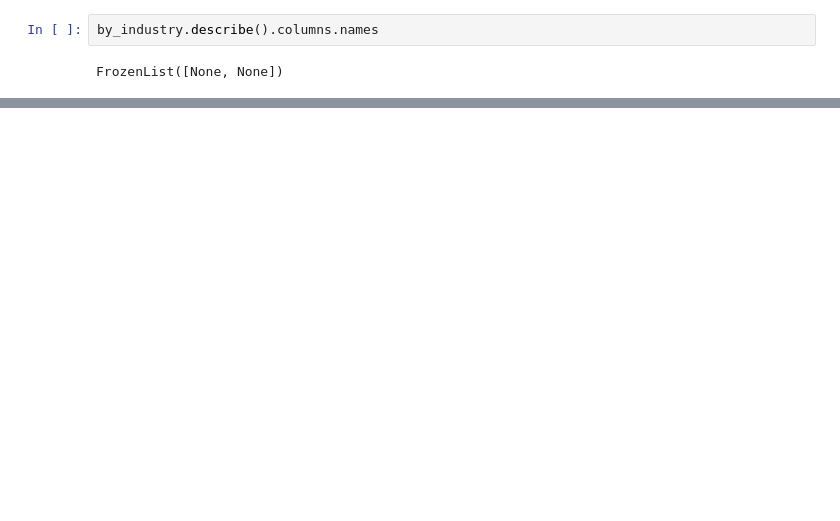
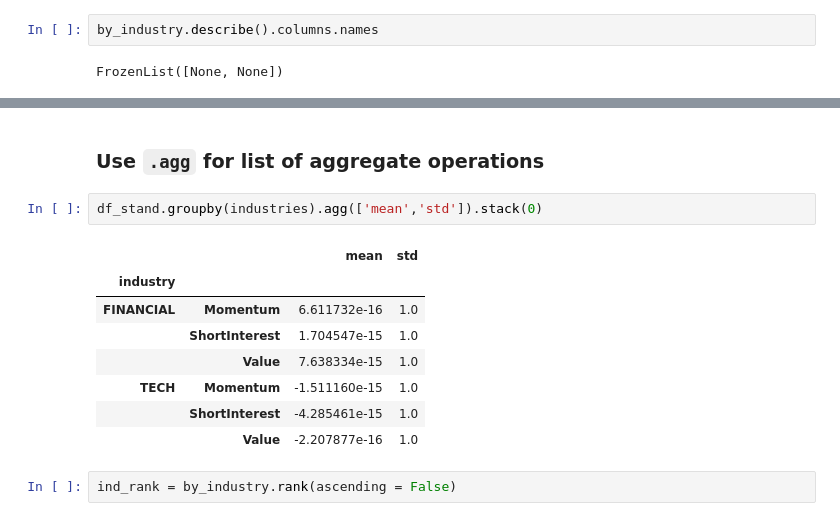
Before and after one commit to wiseosho/Pydata, a Jupyter notebook: Chapter11_Application_Finance_Economic_Data.ipynb, the cells around one changed output, grey strips where cells are left out. Cells and saved outputs as stored; diff of their text form; blank space fills up the shorter version.

```diff
--- a/Chapter11_Application_Finance_Economic_Data.ipynb
+++ b/Chapter11_Application_Finance_Economic_Data.ipynb
@@ -814,0 +878,15 @@ Length: 48, dtype: float64
+# %% [markdown]
+### Use `.agg` for list of aggregate operations
+# %%
+df_stand.groupby(industries).agg(['mean','std']).stack(0)
+# %% [output]
+|  |  | mean | std |
+| industry |  |  |  |
+| FINANCIAL | Momentum | 6.611732e-16 | 1.0 |
+|  | ShortInterest | 1.704547e-15 | 1.0 |
+|  | Value | 7.638334e-15 | 1.0 |
+| TECH | Momentum | -1.511160e-15 | 1.0 |
+|  | ShortInterest | -4.285461e-15 | 1.0 |
+|  | Value | -2.207877e-16 | 1.0 |
+# %%
+ind_rank = by_industry.rank(ascending = False)
```
Also changed, not shown: parts of 33 cells of this notebook, 1 other file.
